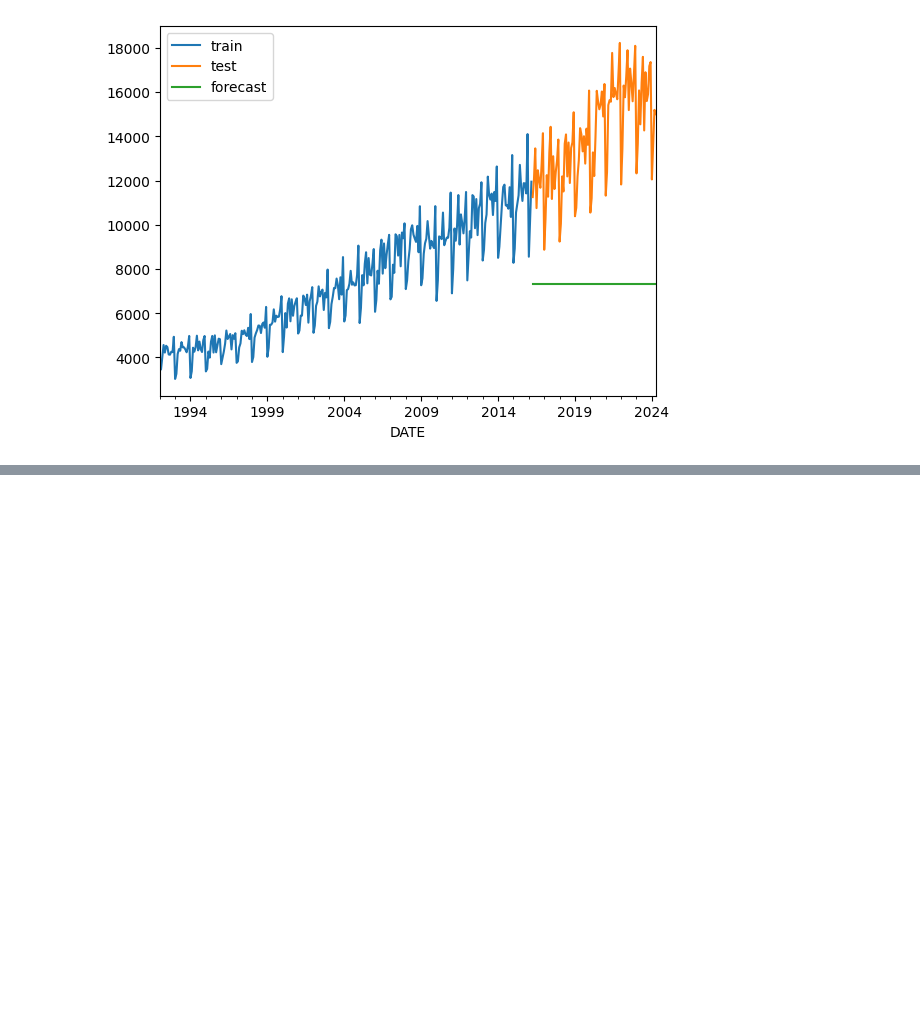
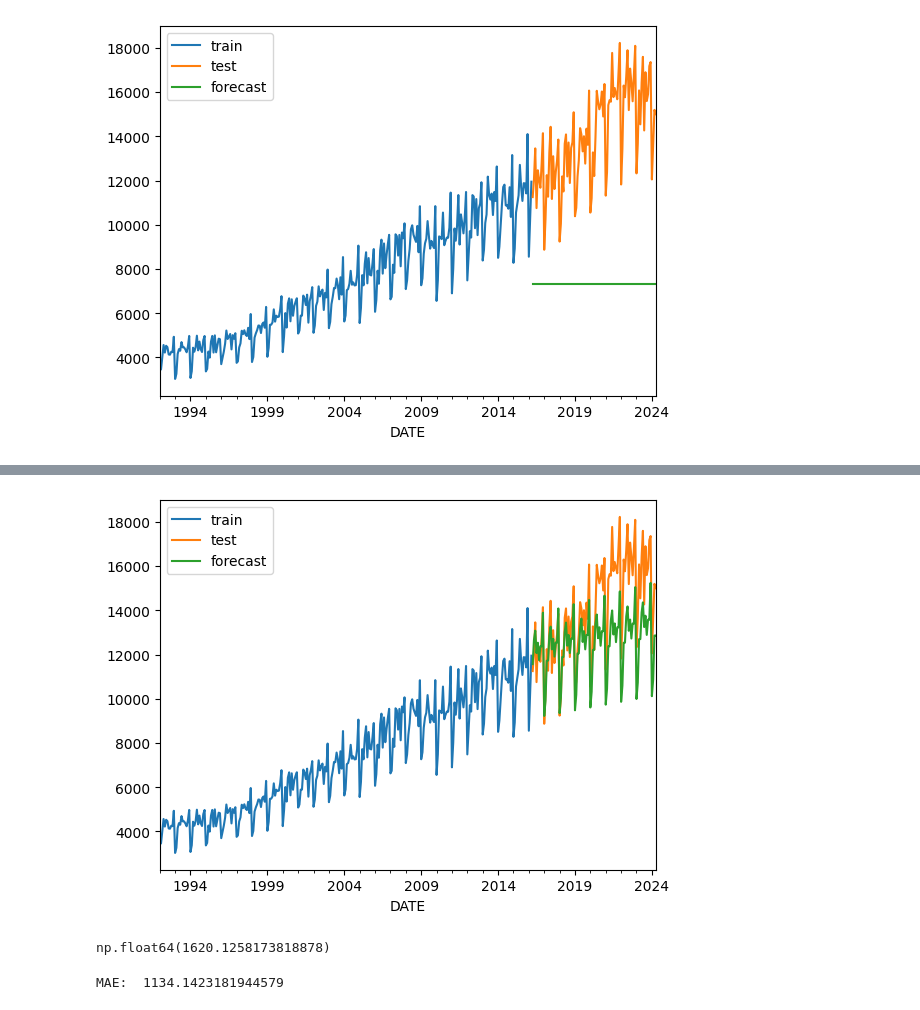
Before and after one commit to icezimmer/pmts, a Jupyter notebook: notebooks/05_Forecasting_exercise.ipynb, the cells around one changed output, grey strips where cells are left out. Cells and saved outputs as stored; diff of their text form; code cells hidden in the pictures; blank space fills up the shorter version.

```diff
--- a/notebooks/05_Forecasting_exercise.ipynb
+++ b/notebooks/05_Forecasting_exercise.ipynb
@@ -126,0 +127,18 @@ mae(y_pred, y_test)
+# %%
+from sktime.forecasting.theta import ThetaForecaster
+
+forecaster = ThetaForecaster(sp=12)
+forecaster.fit(y_train)
+y_pred = forecaster.predict(fh)
+y_train.plot(label='train')
+y_test.plot(label='test')
+y_pred.plot(label='forecast')
+plt.legend()
+plt.show()
+# %% [output]
+[figure, added]
+np.float64(1620.1258173818878)
+# %%
+print("MAE: ", mae(y_pred, y_test))
+# %% [output]
+MAE:  1134.1423181944579
```
Also changed, not shown: parts of 15 cells of this notebook, 4 other files.
